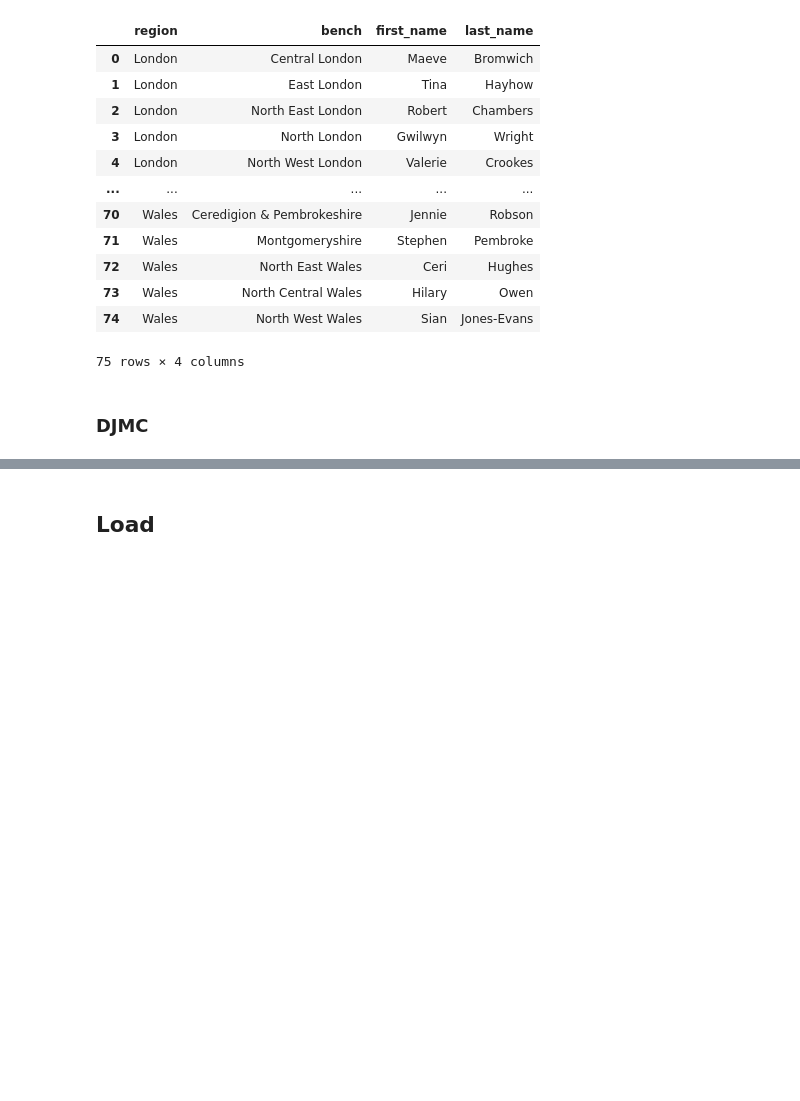
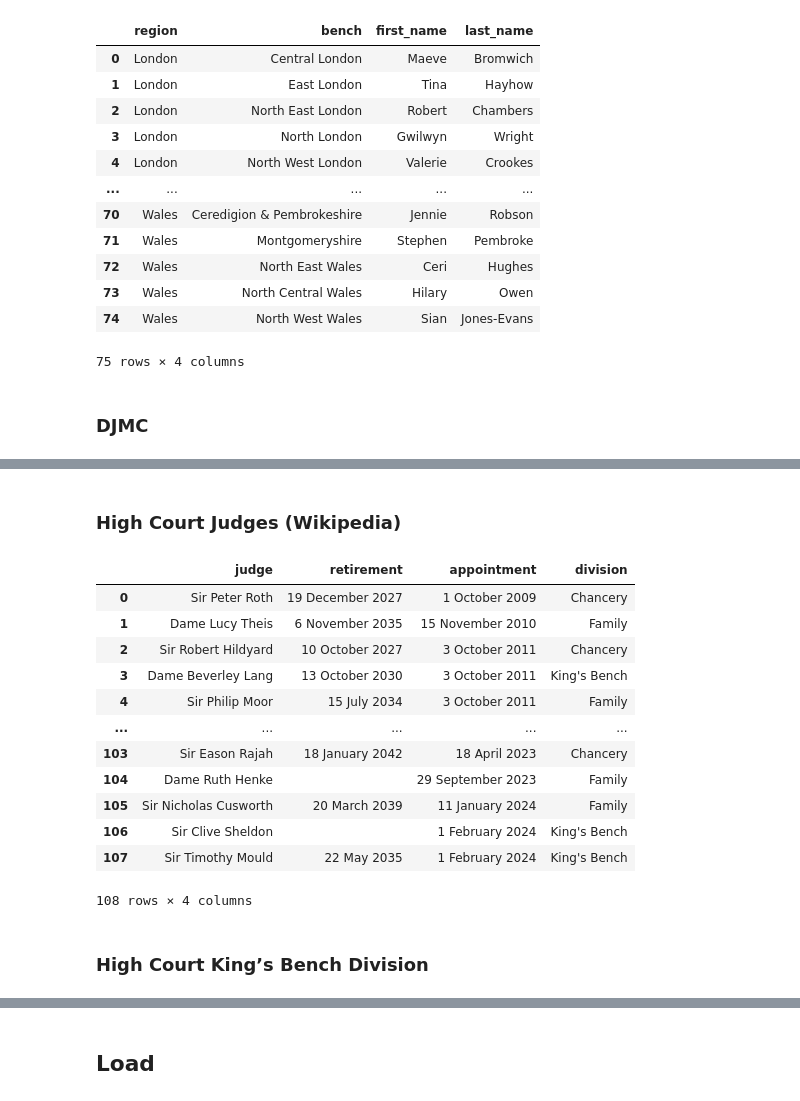
Before and after one commit to MahinRahman8901/c10-Court-Transcript, a Jupyter notebook: judges/pipeline.ipynb, the cells around one changed output, grey strips where cells are left out. Saved outputs shown, nothing was run; the diff lists cells and outputs as text; code cells hidden in the pictures; blank space fills up the shorter version.

```diff
--- a/judges/pipeline.ipynb
+++ b/judges/pipeline.ipynb
@@ -161,0 +280,46 @@ scrape_DJMC(judge_dict["District Judges (Magistrates’ Courts)"])
+# %% [markdown]
+### High Court Judges (Wikipedia)
+# %%
+def scrape_HCJ_wiki(web_url: str) -> list[str]:
+    """Get data from a list of judges with a URL"""
+
+    try:
+        response = requests.get(web_url, timeout=10)
+
+        soup = BeautifulSoup(response.content, 'html.parser')
+
+        table = soup.find("table", class_="wikitable sortable")
+        trs = table.find_all("tr")[1:]
+
+        dict_rows = []
+        for tr in trs:
+            tds = tr.find_all("td")
+            dict_rows.append({"judge":tds[1].text,
+                              "retirement": tds[2].text,
+                              "appointment": tds[3].text,
+                              "division": tds[4].text})
+
+        return pd.DataFrame(dict_rows)
+
+    except requests.RequestException as error:
+        logging.info(f"Error fetching URL: {error}")
+        return []
+# %%
+scrape_HCJ_wiki(
+    "https://en.wikipedia.org/wiki/List_of_High_Court_judges_of_England_and_Wales")
+# %% [output]
+|  | judge | retirement | appointment | division |
+| 0 | Sir Peter Roth | 19 December 2027 | 1 October 2009 | Chancery |
+| 1 | Dame Lucy Theis | 6 November 2035 | 15 November 2010 | Family |
+| 2 | Sir Robert Hildyard | 10 October 2027 | 3 October 2011 | Chancery |
+| 3 | Dame Beverley Lang | 13 October 2030 | 3 October 2011 | King's Bench |
+| 4 | Sir Philip Moor | 15 July 2034 | 3 October 2011 | Family |
+| ... | ... | ... | ... | ... |
+| 103 | Sir Eason Rajah | 18 January 2042 | 18 April 2023 | Chancery |
+| 104 | Dame Ruth Henke |  | 29 September 2023 | Family |
+| 105 | Sir Nicholas Cusworth | 20 March 2039 | 11 January 2024 | Family |
+| 106 | Sir Clive Sheldon |  | 1 February 2024 | King's Bench |
+| 107 | Sir Timothy Mould | 22 May 2035 | 1 February 2024 | King's Bench |
+108 rows × 4 columns
+# %% [markdown]
+### High Court King’s Bench Division
```
Also changed, not shown: parts of 37 cells of this notebook, 1 other file.
